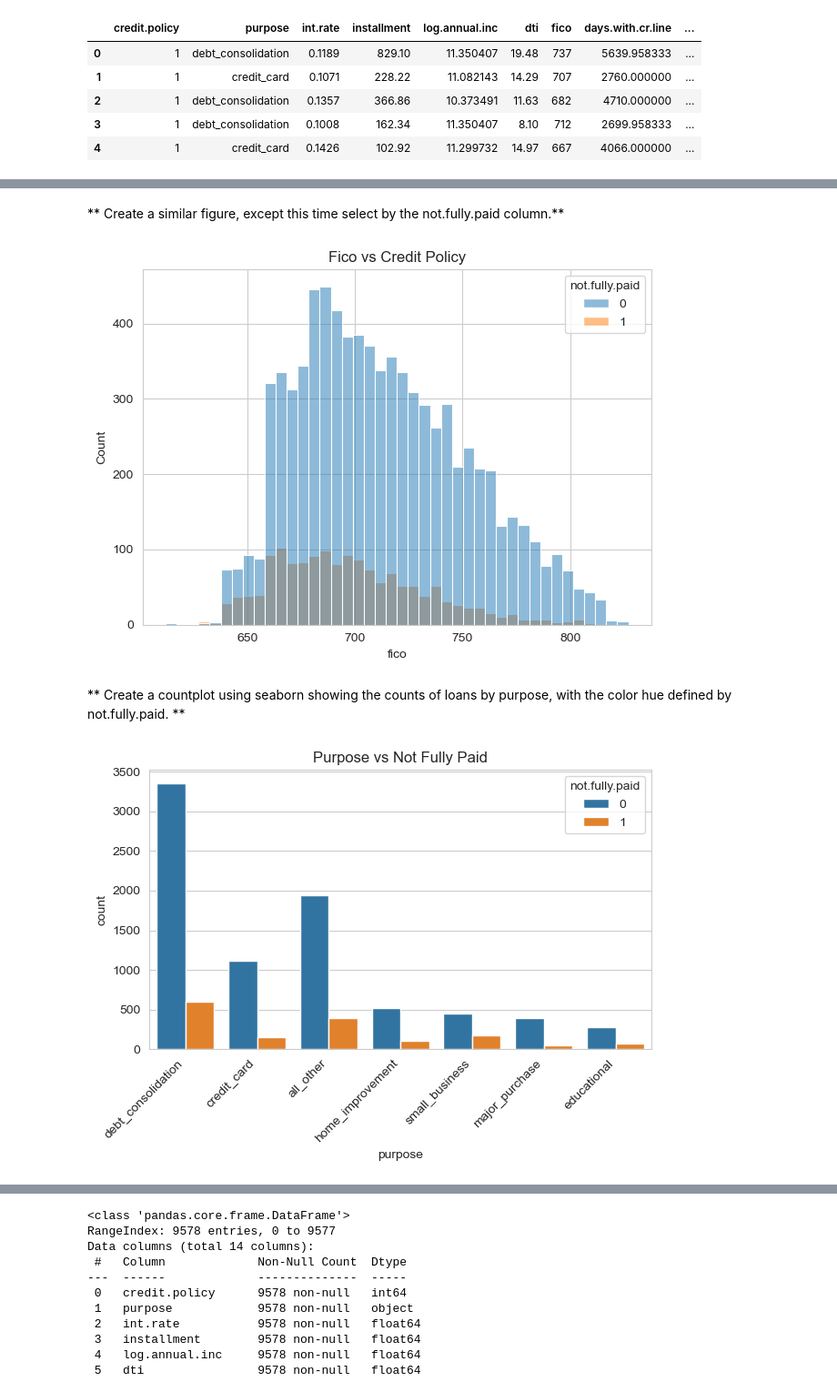
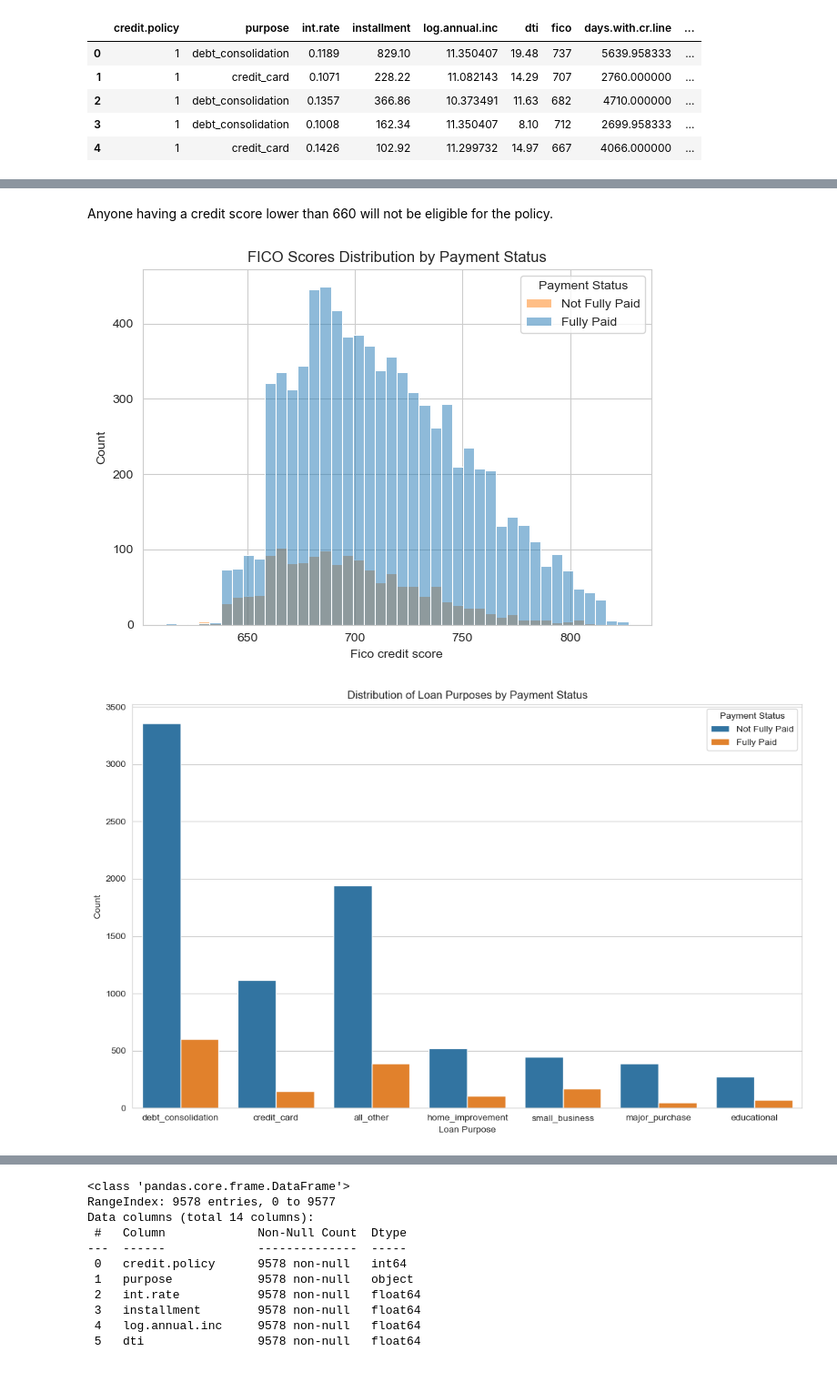
Before and after one commit to LouMeziere/Decision-Trees-Random-Forest, a Jupyter notebook: 02-Decision Trees and Random Forest Project.ipynb, the cells around one changed output, grey strips where cells are left out. Shown at 91% size. Cells and saved outputs as stored; diff of their text form; code cells hidden in the pictures.

```diff
--- a/02-Decision Trees and Random Forest Project.ipynb
+++ b/02-Decision Trees and Random Forest Project.ipynb
@@ -119,28 +75,31 @@ plt.tight_layout()
-# %% [markdown]
-** Create a similar figure, except this time select by the not.fully.paid column.**
+# %% [markdown]
+Anyone having a credit score lower than 660 will not be eligible for the policy.
 # %%
+
 sns.histplot(data=loan_data, x='fico', hue='not.fully.paid')
 
-plt.title('Fico vs Not Fully Paid')
+# Update the graph parameters
+plt.legend(title='Payment Status', labels=['Not Fully Paid', 'Fully Paid'])
+plt.title('FICO Scores Distribution by Payment Status')
+plt.xlabel('Fico credit score')
 plt.tight_layout()
 # %% [output]
-[figure, old version]
+[figure, new version]
-# %% [markdown]
-** Create a countplot using seaborn showing the counts of loans by purpose, with the color hue defined by not.fully.paid. **
 # %%
 # Creating the count plot
+plt.figure(figsize=(11,7))
 sns.countplot(data=loan_data, x='purpose', hue='not.fully.paid')
 
-# Adding title
-plt.title('Purpose vs Not Fully Paid')
-
-# Rotating x-axis labels for better visibility
-plt.xticks(rotation=45, ha='right')
+# Adding title and axis labels ß
+plt.title('Distribution of Loan Purposes by Payment Status')
+plt.xlabel('Loan Purpose')
+plt.ylabel('Count')
+plt.legend(title='Payment Status', labels=['Not Fully Paid', 'Fully Paid'])
 
 # Adjusting layout to make space for rotated labels
 plt.tight_layout()
 
 # Display the plot
 plt.show()
 # %% [output]
-[figure, old version]
+[figure, new version]
```
Also changed, not shown: parts of 59 cells of this notebook, 1 other file.
